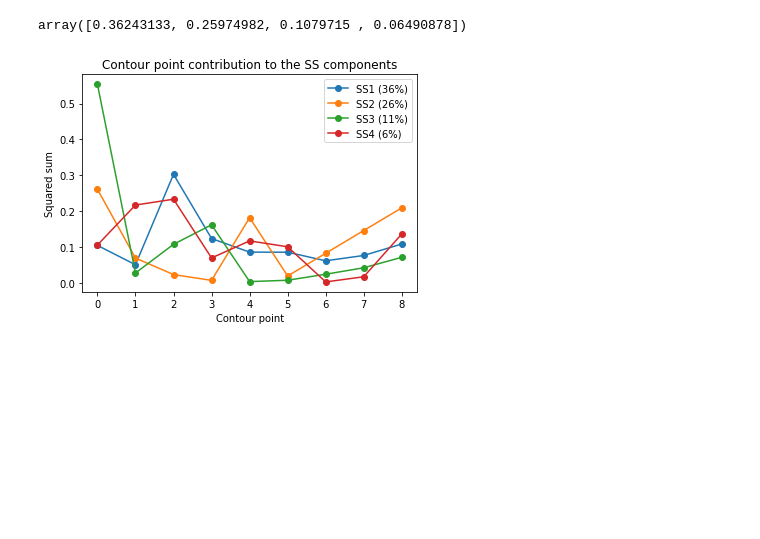
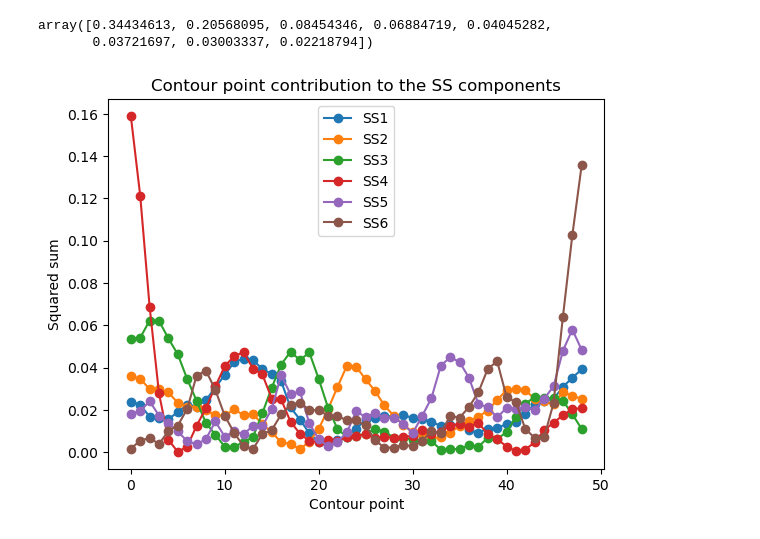
Before and after one commit to stoniah/shape_analysis, a Jupyter notebook: analyzing_pca_scores.ipynb, the cells around one changed output. Cells and saved outputs as stored; diff of their text form; code cells hidden in the pictures; blank space fills up the shorter version.

```diff
--- a/analyzing_pca_scores.ipynb
+++ b/analyzing_pca_scores.ipynb
@@ -4,5 +4,5 @@ import pandas as pd
 import matplotlib.pyplot as plt
 from pathlib import Path
 # %%
-root_dir = Path('results_from_norm')
+root_dir = Path("results_from_norm/")
 # %%
@@ -79,17 +91,19 @@ ts_df
 # %%
 ss_variance
 # %% [output]
-array([0.36243133, 0.25974982, 0.1079715 , 0.06490878])
+array([0.34434613, 0.20568095, 0.08454346, 0.06884719, 0.04045282,
+       0.03721697, 0.03003337, 0.02218794])
 # %%
-for i, comp in enumerate(ss_components.reshape(-1, 9, 2)):
-    squared_sum = np.sum(comp ** 2, axis=1)
+for i, comp in enumerate(ss_components.reshape(-1, 49, 2)[:6]):
+    squared_sum = np.sum(comp**2, axis=1)
     variance = ss_variance[i]
-    plt.plot(squared_sum, label=f'SS{i+1} ({variance*100:0.0f}%)', marker='o')
+    # plt.plot(squared_sum, label=f'SS{i+1} ({variance*100:0.0f}%)', marker='o')
+    plt.plot(squared_sum, label=f"SS{i+1}", marker="o")
 plt.legend()
-plt.xlabel('Contour point')
-plt.ylabel('Squared sum')
-title = 'Contour point contribution to the SS components'
+plt.xlabel("Contour point")
+plt.ylabel("Squared sum")
+title = "Contour point contribution to the SS components"
 plt.title(title)
-plt.savefig(root_dir.joinpath(title + '.png'))
+plt.savefig(root_dir.joinpath(title + ".png"))
 # %% [output]
-[figure, old version]
+[figure, new version]
```
Also changed, not shown: parts of 17 cells of this notebook, 18 other files.
